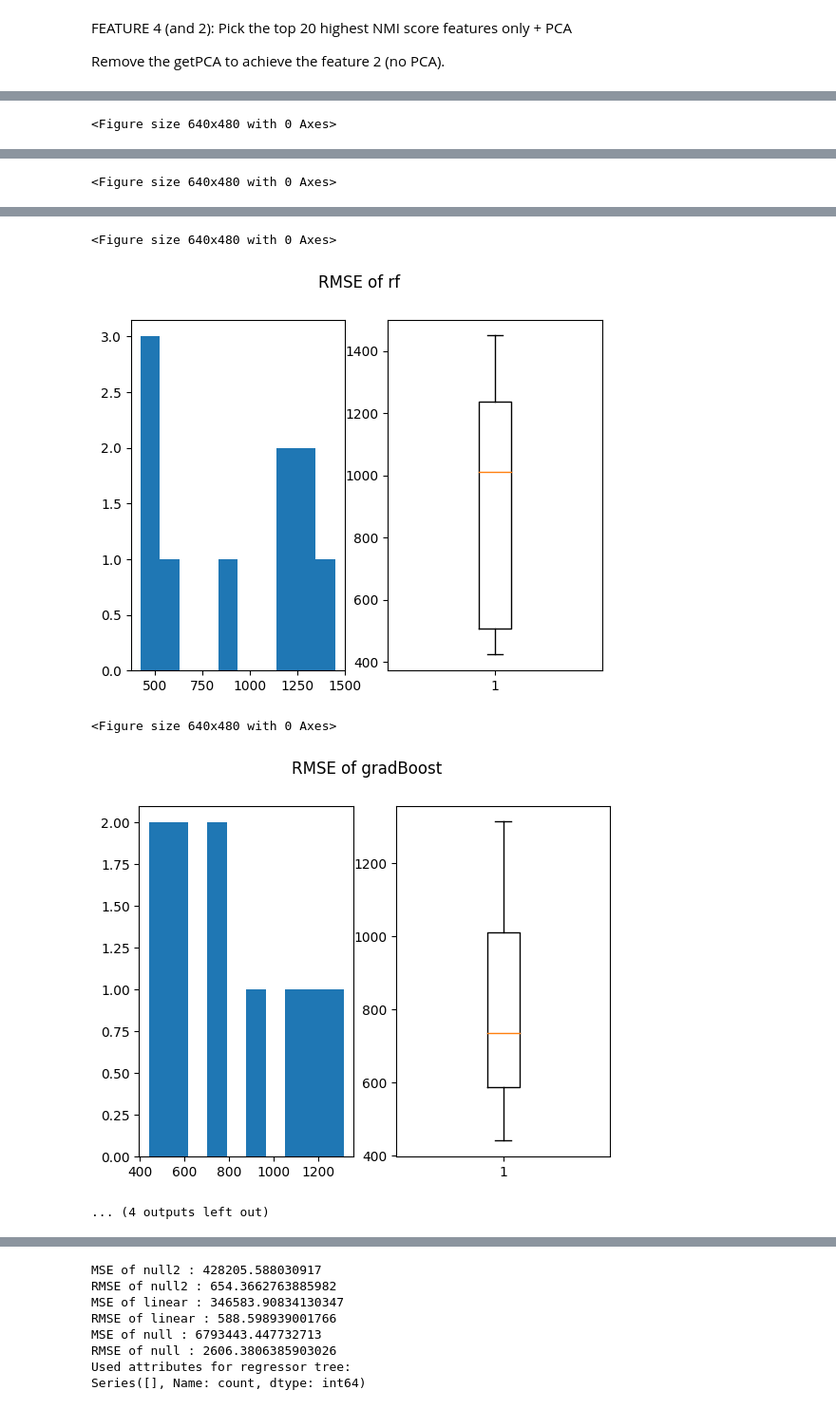
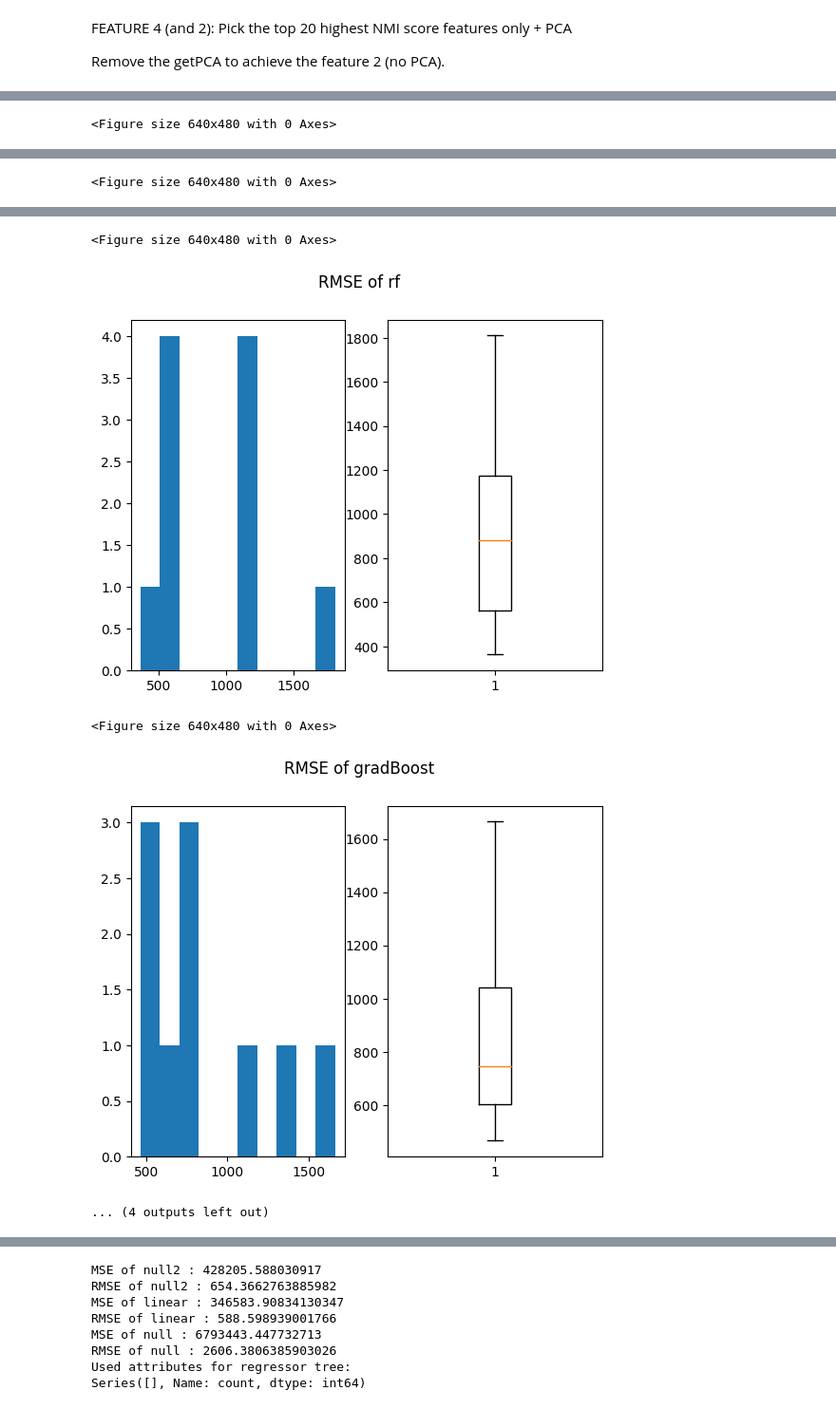
Before and after one commit to khangluong2004/COMP20008_Assignment2, a Jupyter notebook: khang/model.ipynb, the cells around one changed output, grey strips where cells are left out. Shown at 95% size. Cells and saved outputs as stored; diff of their text form; code cells hidden in the pictures.

Commit message:
Fix models

```diff
--- a/khang/model.ipynb
+++ b/khang/model.ipynb
@@ -70,6 +63,8 @@ for idx, row in modelData.iterrows():
     modelData.loc[idx, "Last Housing Price"] = housingPrices.loc[row["LGA"]][str(row["Year"] - 1)]
     modelData.loc[idx, "Last EGM"] = egm.loc[row["LGA"]][str(row["Year"] - 1)]
 # %%
+from sklearn.model_selection import train_test_split
+
 # One hot the LGA - Use inverse transform from the encoder to get back the lga
 
 oneHotEncoder = OneHotEncoder(handle_unknown='ignore').fit(np.array(modelData["LGA"]).reshape(-1, 1))
@@ -95,9 +90,15 @@ modelData = modelData.drop(columns=["LGA"])
 # modelData = modelData.join(oneHotRegion)
 # modelData = modelData.drop(columns=["Police Region"])
 
-raw_X = modelData.drop(columns=["Rate per 100,000 population", "Year"])
-raw_y = modelData["Rate per 100,000 population"]
-# y = (modelData["Rate per 100,000 population"] - modelData["Last Offence Rate"])
+raw_raw_X = modelData.drop(columns=["Rate per 100,000 population", "Year"])
+raw_raw_y = modelData["Rate per 100,000 population"]
+raw_X, X_test, raw_y, y_test = train_test_split(raw_raw_X, raw_raw_y, test_size=0.1, random_state=100)
+
+X = raw_X
+y = raw_y
+
+print(X_test.index)
+print(y_test.index)
 
 modelData
 # %% [output]
@@ -189,7 +192,8 @@ def KFoldPipeline(X, y,
     nf_CV = KFold(n_splits=n, shuffle=True, random_state=42)
     msesTotal = {}
 
-    relavantAttributes = []
+    # relavantAttributes = []
+    relavantAttributes = {}
 
 
     for train_idx, test_idx in nf_CV.split(X):
@@ -211,9 +215,9 @@ def KFoldPipeline(X, y,
             msesTotal[key].append(mses[key])
 
         # Get the summary of all attributes
-        if "regressor" in models:
-            tree_rules = export_text(models["regressor"], feature_names=list(X_train))
-            relavantAttributes.extend(getSplitAttributes(tree_rules))
+        # if "regressor" in models:
+        #     tree_rules = export_text(models["regressor"], feature_names=list(X_train))
+        #     relavantAttributes.extend(getSplitAttributes(tree_rules))
 
     if printable:
         # Print the RMSE for each model
@@ -224,7 +228,7 @@ def KFoldPipeline(X, y,
 
 
         print("Used attributes for regressor tree: ")
-        print(pd.Series(relavantAttributes).value_counts())
+        # print(pd.Series(relavantAttributes).value_counts())
 
         for name in mses:
             plt.figure()
@@ -506,7 +517,7 @@ Name: count, dtype: int64
 ... (3 outputs left out)
 # %%
 # Feature 4
-KFoldPipeline(X, y, featureEngineerFunc4, models, 10, True, X_val=X_val, y_val=y_val)
+KFoldPipeline(X, y, featureEngineerFunc4, models, 10, True)
 # %% [output]
 A value is trying to be set on a copy of a slice from a DataFrame.
 Try using .loc[row_indexer,col_indexer] = value instead
@@ -551,5 +560,5 @@ Name: count, dtype: int64
 <Figure size 640x480 with 0 Axes>
-[figure, old version]
+[figure, new version]
 <Figure size 640x480 with 0 Axes>
-[figure, old version]
+[figure, new version]
 ... (4 outputs left out)
```
Also changed, not shown: parts of 9 cells of this notebook, 3 other files.
